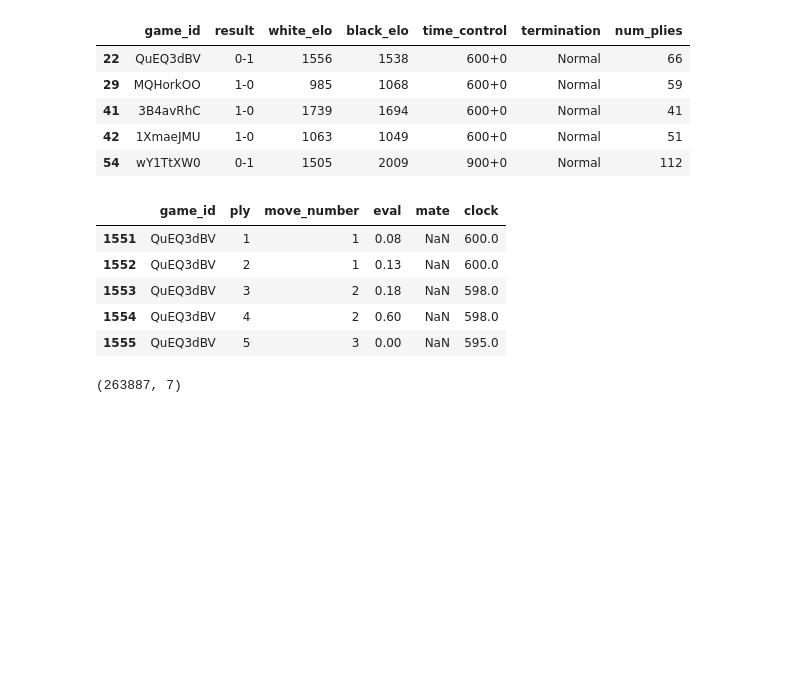
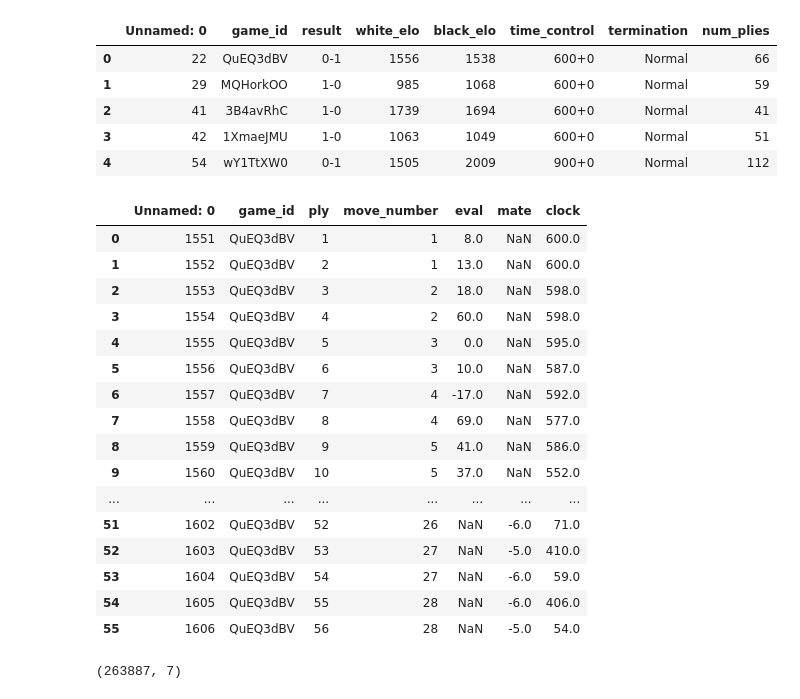
Before and after one commit to javierdp04/elo-predictor, a Jupyter notebook: src/EDA/postcleaning.ipynb, the cells around one changed output. Drawn from its saved outputs; the diff is of its cells as text; code cells hidden in the pictures; blank space fills up the shorter version.

Commit message:
func data transformation

```diff
--- a/src/EDA/postcleaning.ipynb
+++ b/src/EDA/postcleaning.ipynb
@@ -52,21 +53,37 @@ Processing moves data: 383Chunk [00:49,  7.80Chunk/s]
+# %%
+dataDirectory = Path.cwd().parents[1] / 'data'
+
+cleaned_games_data = pd.read_csv(dataDirectory / 'cleaned_games.csv')
+cleaned_moves_data = pd.read_csv(dataDirectory / 'cleaned_moves.csv')
 # %%
 cleaned_games_data.head()
 # %% [output]
-|  | game_id | result | white_elo | black_elo | time_control | termination | num_plies |
-| 22 | QuEQ3dBV | 0-1 | 1556 | 1538 | 600+0 | Normal | 66 |
-| 29 | MQHorkOO | 1-0 | 985 | 1068 | 600+0 | Normal | 59 |
-| 41 | 3B4avRhC | 1-0 | 1739 | 1694 | 600+0 | Normal | 41 |
-| 42 | 1XmaeJMU | 1-0 | 1063 | 1049 | 600+0 | Normal | 51 |
-| 54 | wY1TtXW0 | 0-1 | 1505 | 2009 | 900+0 | Normal | 112 |
+|  | Unnamed: 0 | game_id | result | white_elo | black_elo | time_control | termination | num_plies |
+| 0 | 22 | QuEQ3dBV | 0-1 | 1556 | 1538 | 600+0 | Normal | 66 |
+| 1 | 29 | MQHorkOO | 1-0 | 985 | 1068 | 600+0 | Normal | 59 |
+| 2 | 41 | 3B4avRhC | 1-0 | 1739 | 1694 | 600+0 | Normal | 41 |
+| 3 | 42 | 1XmaeJMU | 1-0 | 1063 | 1049 | 600+0 | Normal | 51 |
+| 4 | 54 | wY1TtXW0 | 0-1 | 1505 | 2009 | 900+0 | Normal | 112 |
 # %%
-cleaned_moves_data.head()
+cleaned_moves_data.head(56)
 # %% [output]
-|  | game_id | ply | move_number | eval | mate | clock |
-| 1551 | QuEQ3dBV | 1 | 1 | 0.08 | NaN | 600.0 |
-| 1552 | QuEQ3dBV | 2 | 1 | 0.13 | NaN | 600.0 |
-| 1553 | QuEQ3dBV | 3 | 2 | 0.18 | NaN | 598.0 |
-| 1554 | QuEQ3dBV | 4 | 2 | 0.60 | NaN | 598.0 |
-| 1555 | QuEQ3dBV | 5 | 3 | 0.00 | NaN | 595.0 |
+|  | Unnamed: 0 | game_id | ply | move_number | eval | mate | clock |
+| 0 | 1551 | QuEQ3dBV | 1 | 1 | 8.0 | NaN | 600.0 |
+| 1 | 1552 | QuEQ3dBV | 2 | 1 | 13.0 | NaN | 600.0 |
+| 2 | 1553 | QuEQ3dBV | 3 | 2 | 18.0 | NaN | 598.0 |
+| 3 | 1554 | QuEQ3dBV | 4 | 2 | 60.0 | NaN | 598.0 |
+| 4 | 1555 | QuEQ3dBV | 5 | 3 | 0.0 | NaN | 595.0 |
+| 5 | 1556 | QuEQ3dBV | 6 | 3 | 10.0 | NaN | 587.0 |
+| 6 | 1557 | QuEQ3dBV | 7 | 4 | -17.0 | NaN | 592.0 |
+| 7 | 1558 | QuEQ3dBV | 8 | 4 | 69.0 | NaN | 577.0 |
+| 8 | 1559 | QuEQ3dBV | 9 | 5 | 41.0 | NaN | 586.0 |
+| 9 | 1560 | QuEQ3dBV | 10 | 5 | 37.0 | NaN | 552.0 |
+| ... | ... | ... | ... | ... | ... | ... | ... |
+| 51 | 1602 | QuEQ3dBV | 52 | 26 | NaN | -6.0 | 71.0 |
+| 52 | 1603 | QuEQ3dBV | 53 | 27 | NaN | -5.0 | 410.0 |
+| 53 | 1604 | QuEQ3dBV | 54 | 27 | NaN | -6.0 | 59.0 |
+| 54 | 1605 | QuEQ3dBV | 55 | 28 | NaN | -6.0 | 406.0 |
+| 55 | 1606 | QuEQ3dBV | 56 | 28 | NaN | -5.0 | 54.0 |
 # %%
 cleaned_games_data.shape
 # %% [output]
```
Also changed, not shown: parts of 11 cells of this notebook, 3 other files.
